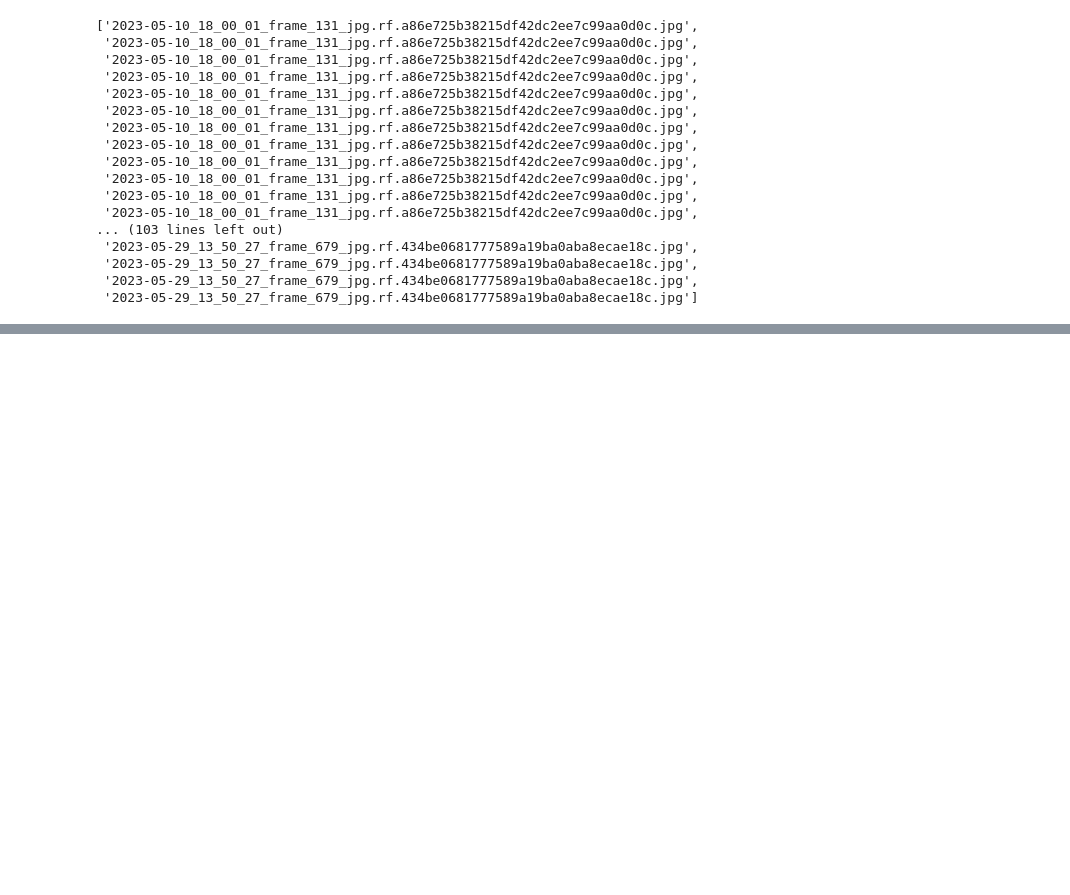
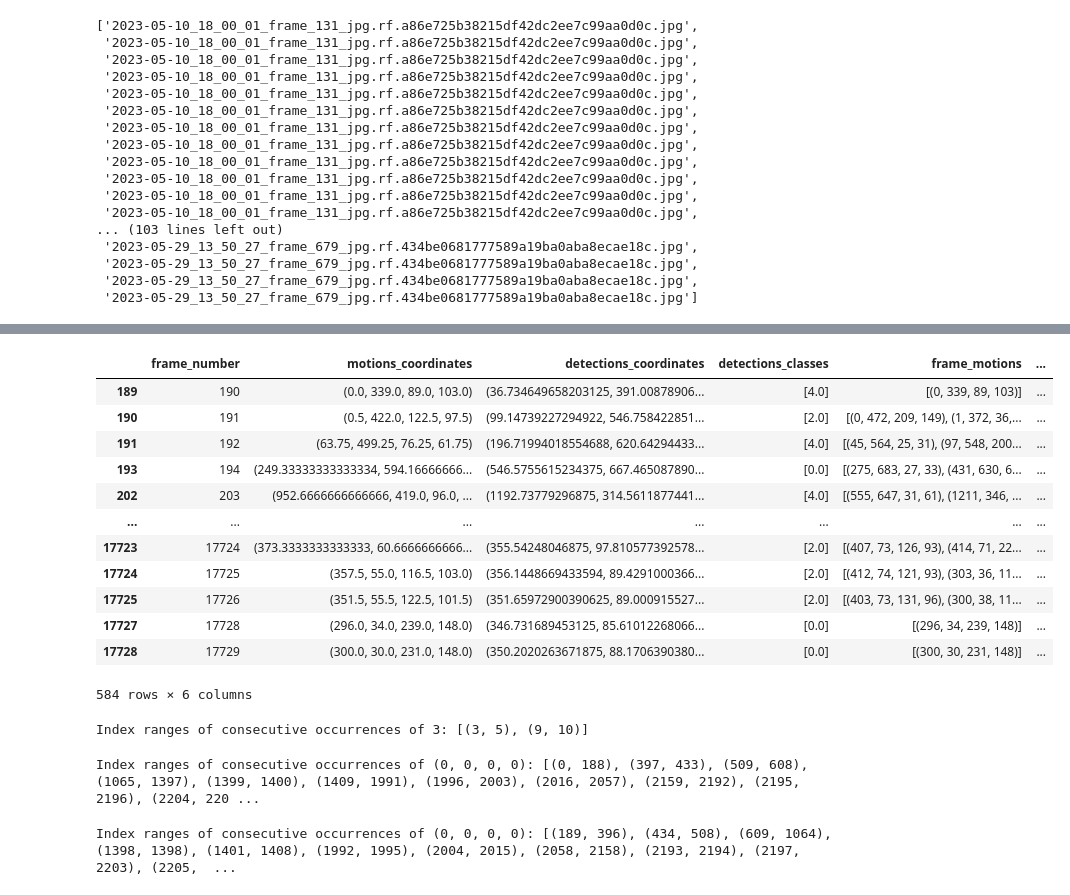
Before and after one commit to eai6/BeeVision, a Jupyter notebook: solitary_bee_hotels/scripts/research.ipynb, the cells around one changed output, grey strips where cells are left out. Drawn from its saved outputs; the diff is of its cells as text; code cells hidden in the pictures; blank space fills up the shorter version.

```diff
--- a/solitary_bee_hotels/scripts/research.ipynb
+++ b/solitary_bee_hotels/scripts/research.ipynb
@@ -238,0 +272,46 @@ train_files
+# %%
+data.query(' frame_detections != "[]" ')
+# %% [output]
+|  | frame_number | motions_coordinates | detections_coordinates | detections_classes | frame_motions | ... |
+| 189 | 190 | (0.0, 339.0, 89.0, 103.0) | (36.734649658203125, 391.00878906... | [4.0] | [(0, 339, 89, 103)] | ... |
+| 190 | 191 | (0.5, 422.0, 122.5, 97.5) | (99.14739227294922, 546.758422851... | [2.0] | [(0, 472, 209, 149), (1, 372, 36,... | ... |
+| 191 | 192 | (63.75, 499.25, 76.25, 61.75) | (196.71994018554688, 620.64294433... | [4.0] | [(45, 564, 25, 31), (97, 548, 200... | ... |
+| 193 | 194 | (249.33333333333334, 594.16666666... | (546.5755615234375, 667.465087890... | [0.0] | [(275, 683, 27, 33), (431, 630, 6... | ... |
+| 202 | 203 | (952.6666666666666, 419.0, 96.0, ... | (1192.73779296875, 314.5611877441... | [4.0] | [(555, 647, 31, 61), (1211, 346, ... | ... |
+| ... | ... | ... | ... | ... | ... | ... |
+| 17723 | 17724 | (373.3333333333333, 60.6666666666... | (355.54248046875, 97.810577392578... | [2.0] | [(407, 73, 126, 93), (414, 71, 22... | ... |
+| 17724 | 17725 | (357.5, 55.0, 116.5, 103.0) | (356.1448669433594, 89.4291000366... | [2.0] | [(412, 74, 121, 93), (303, 36, 11... | ... |
+| 17725 | 17726 | (351.5, 55.5, 122.5, 101.5) | (351.65972900390625, 89.000915527... | [2.0] | [(403, 73, 131, 96), (300, 38, 11... | ... |
+| 17727 | 17728 | (296.0, 34.0, 239.0, 148.0) | (346.731689453125, 85.61012268066... | [0.0] | [(296, 34, 239, 148)] | ... |
+| 17728 | 17729 | (300.0, 30.0, 231.0, 148.0) | (350.2020263671875, 88.1706390380... | [0.0] | [(300, 30, 231, 148)] | ... |
+584 rows × 6 columns
+# %%
+def consecutive_occurrence_ranges(lst, element):
+    occurrence_ranges = []
+    start_index = None
+
+    for i, item in enumerate(lst):
+        if item == element:
+            if start_index is None:
+                start_index = i
+        else:
+            if start_index is not None:
+                end_index = i - 1
+                occurrence_ranges.append((start_index, end_index))
+                start_index = None
+
+    if start_index is not None:
+        # If the last element in the list is the target element
+        end_index = len(lst) - 1
+        occurrence_ranges.append((start_index, end_index))
+
+    return occurrence_ranges
+
+# Example usage:
+my_list = [1, 2, 2, 3, 3, 3, 4, 5, 5, 3, 3, 5, 5]
+element_to_find = 3
+
+result = consecutive_occurrence_ranges(my_list, element_to_find)
+print(f"Index ranges of consecutive occurrences of {element_to_find}: {result}")
+# %% [output]
+Index ranges of consecutive occurrences of 3: [(3, 5), (9, 10)]
@@ -238,0 +341,14 @@ train_files
+# %%
+my_list = data["motions_coordinates"].tolist()
+element_to_find = '(0, 0, 0, 0)'
+result = consecutive_occurrence_ranges(my_list, element_to_find)
+print(f"Index ranges of consecutive occurrences of {element_to_find}: {result}")
+# %% [output]
+Index ranges of consecutive occurrences of (0, 0, 0, 0): [(0, 188), (397, 433), (509, 608), (1065, 1397), (1399, 1400), (1409, 1991), (1996, 2003), (2016, 2057), (2159, 2192), (2195, 2196), (2204, 220 ...
+# %%
+my_list = data["motions_coordinates"].tolist()
+element_to_find = '(0, 0, 0, 0)'
+result = consecutive_occurrence_ranges1(my_list, element_to_find)
+print(f"Index ranges of consecutive occurrences of {element_to_find}: {result}")
+# %% [output]
+Index ranges of consecutive occurrences of (0, 0, 0, 0): [(189, 396), (434, 508), (609, 1064), (1398, 1398), (1401, 1408), (1992, 1995), (2004, 2015), (2058, 2158), (2193, 2194), (2197, 2203), (2205,  ...
```
Also changed, not shown: parts of 46 cells of this notebook, 3 other files.
